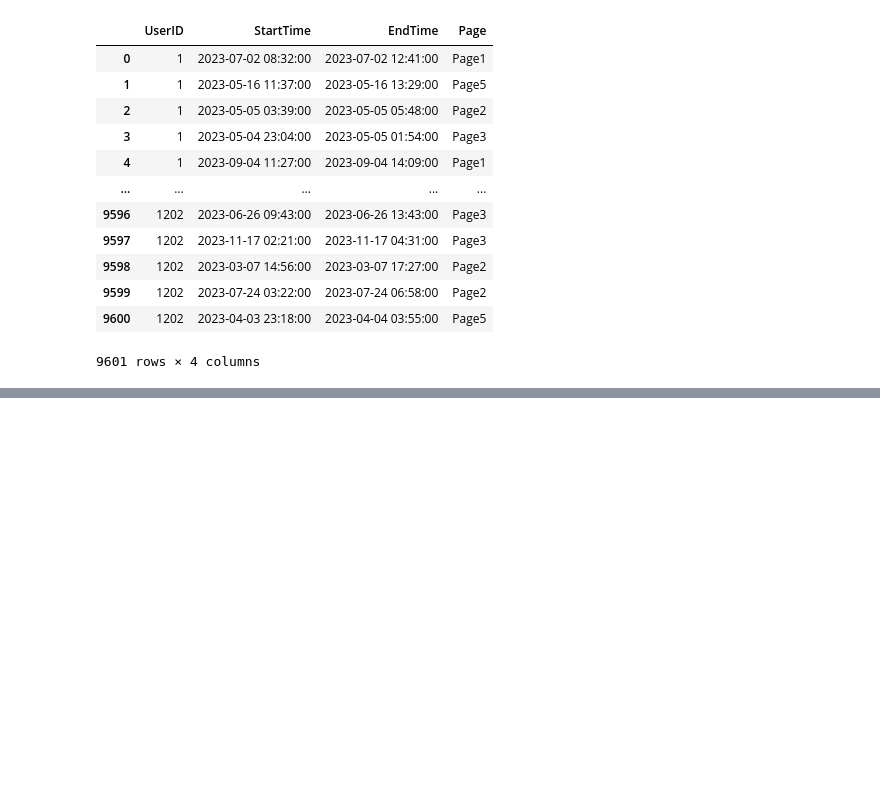
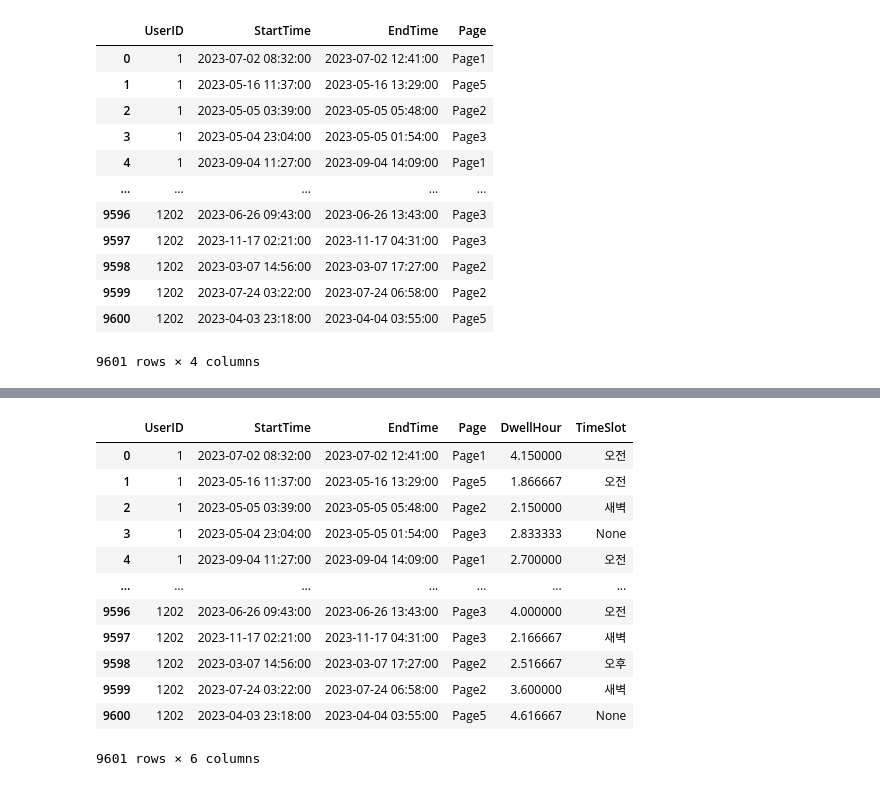
Before and after one commit to YoungriKIM/Engineer_Big_Data_Analysis, a Jupyter notebook: kaggle_BDCKR/case_1/T1-34_pattern-py.ipynb, the cells around one changed output, grey strips where cells are left out. Cells and saved outputs as stored; diff of their text form; code cells hidden in the pictures; blank space fills up the shorter version.

```diff
--- a/kaggle_BDCKR/case_1/T1-34_pattern-py.ipynb
+++ b/kaggle_BDCKR/case_1/T1-34_pattern-py.ipynb
@@ -91,0 +117,35 @@ User_Page_per_df[User_Page_per_df['DwellMinute']==300].xs('Page1', level='Page')
+# %%
+# 2. 시간대별 페이지 선호도 분석
+    # 하루를 네 시간대로 나누고 (새벽: 0-6시, 오전: 6-12시, 오후: 12-18시, 저녁: 18-24시),
+    # 각 시간대별로 가장 많이 방문된 페이지를 찾으세요.
+    # 각 시간대별로 가장 많이 방문된 페이지의 이름과 해당 시간대의 방문 횟수를 찾으세요!
+    # (단 0-6시 일때 0시부터 6시 전까지입니다.)
+        # * 시간대 별로 나누었을 때 가장 많이 방문한 페이지의 이름을 구하시오.
+        # * 시간대 별로 나누었을 때 가장 방문 횟수가 큰 값을 구하시오
+
+# 복사해서 사용
+timeslot_df = df.copy()
+
+# 시간 넣어서 시간대 뽑을 함수 만들기
+def time_trim(h):
+    if 0 <= h < 6 : return '새벽'
+    elif 6 <= h < 12 : return '오전'
+    elif 12 <= h < 18 : return '오후'
+    elif 18 <= h < 23 : return '저녁'
+# 적용해서 열 추가
+timeslot_df['TimeSlot'] = timeslot_df.StartTime.dt.hour.apply(time_trim)
+timeslot_df
+# %% [output]
+|  | UserID | StartTime | EndTime | Page | DwellHour | TimeSlot |
+| 0 | 1 | 2023-07-02 08:32:00 | 2023-07-02 12:41:00 | Page1 | 4.150000 | 오전 |
+| 1 | 1 | 2023-05-16 11:37:00 | 2023-05-16 13:29:00 | Page5 | 1.866667 | 오전 |
+| 2 | 1 | 2023-05-05 03:39:00 | 2023-05-05 05:48:00 | Page2 | 2.150000 | 새벽 |
+| 3 | 1 | 2023-05-04 23:04:00 | 2023-05-05 01:54:00 | Page3 | 2.833333 | None |
+| 4 | 1 | 2023-09-04 11:27:00 | 2023-09-04 14:09:00 | Page1 | 2.700000 | 오전 |
+| ... | ... | ... | ... | ... | ... | ... |
+| 9596 | 1202 | 2023-06-26 09:43:00 | 2023-06-26 13:43:00 | Page3 | 4.000000 | 오전 |
+| 9597 | 1202 | 2023-11-17 02:21:00 | 2023-11-17 04:31:00 | Page3 | 2.166667 | 새벽 |
+| 9598 | 1202 | 2023-03-07 14:56:00 | 2023-03-07 17:27:00 | Page2 | 2.516667 | 오후 |
+| 9599 | 1202 | 2023-07-24 03:22:00 | 2023-07-24 06:58:00 | Page2 | 3.600000 | 새벽 |
+| 9600 | 1202 | 2023-04-03 23:18:00 | 2023-04-04 03:55:00 | Page5 | 4.616667 | None |
+9601 rows × 6 columns
```
Also changed, not shown: parts of 9 cells of this notebook.
